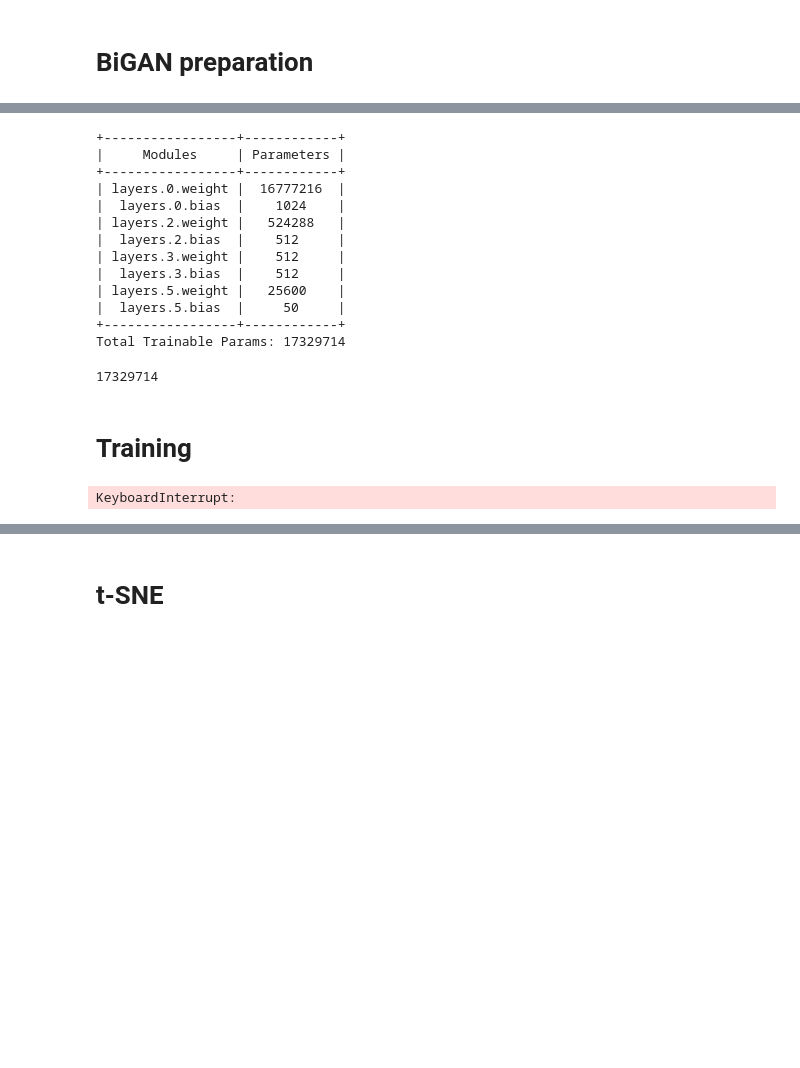
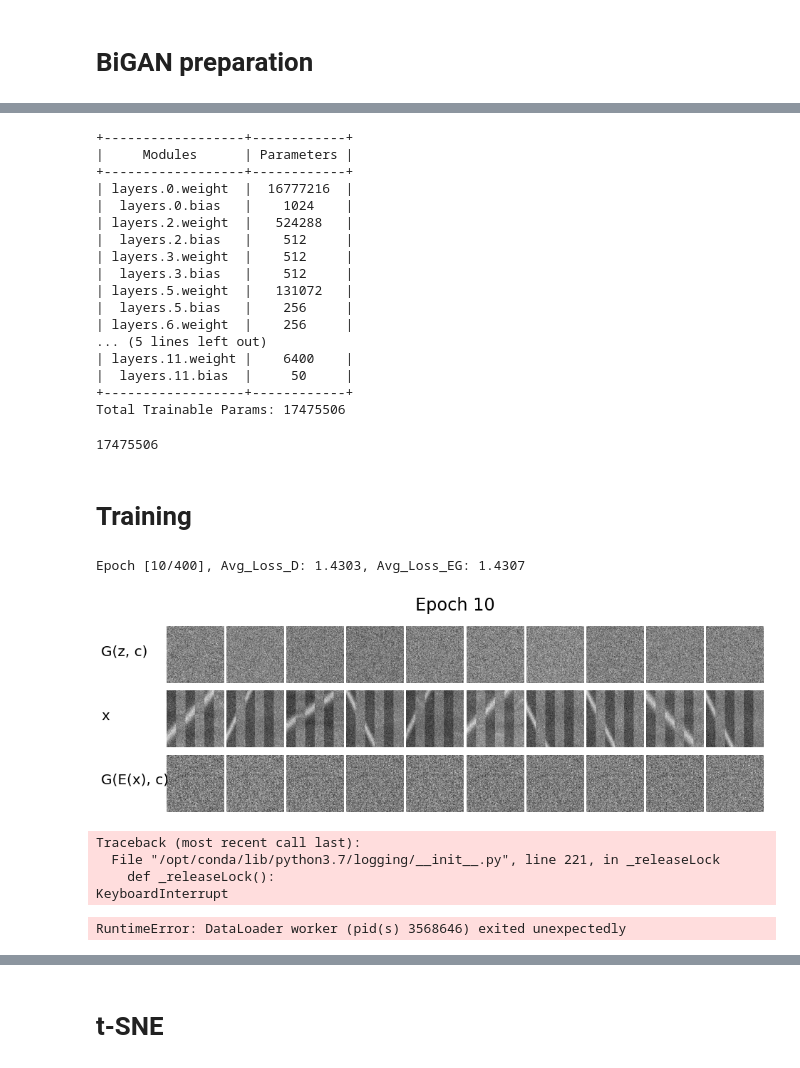
Before and after one commit to Shockblack/SETI-ML, a Jupyter notebook: waterfall_BiGAN.ipynb, the cells around one changed output, grey strips where cells are left out. Drawn from its saved outputs; the diff is of its cells as text; code cells hidden in the pictures; blank space fills up the shorter version.

```diff
--- a/waterfall_BiGAN.ipynb
+++ b/waterfall_BiGAN.ipynb
@@ -42,7 +62,13 @@ class Encoder(nn.Module):
             nn.Linear(1024,512),
             nn.BatchNorm1d(512),
             nn.LeakyReLU(0.2),
-            nn.Linear(512, 50)
+            nn.Linear(512,256),
+            nn.BatchNorm1d(256),
+            nn.LeakyReLU(0.2),
+            nn.Linear(256,128),
+            nn.BatchNorm1d(128),
+            nn.LeakyReLU(0.2),
+            nn.Linear(128, 50)
         )
 
     def forward(self, X):
@@ -54,7 +80,13 @@ class Generator(nn.Module):
     def __init__(self):
         super(Generator, self).__init__()
         self.layers = nn.Sequential(
-            nn.Linear(50 + 6, 512),
+            nn.Linear(50 + 6, 128),
+            nn.ReLU(),
+            nn.Linear(128, 256),
+            nn.BatchNorm1d(256),
+            nn.ReLU(),
+            nn.Linear(256, 512),
+            nn.BatchNorm1d(512),
             nn.ReLU(),
             nn.Linear(512, 1024),
             nn.BatchNorm1d(1024),
@@ -73,9 +105,19 @@ class Discriminator(nn.Module):
     def __init__(self):
         super(Discriminator, self).__init__()
         self.layers = nn.Sequential(
-            nn.Linear(128 * 128 + 50 + 6, 512),
+            nn.Linear(128 * 128 + 50 + 6, 128),
+            nn.Dropout(0.4),
+            nn.LeakyReLU(0.2),
+            nn.Linear(128,256),
+            nn.Dropout(0.4),
+            nn.BatchNorm1d(256),
+            nn.LeakyReLU(0.2),
+            nn.Linear(256,512),
+            nn.Dropout(0.4),
+            nn.BatchNorm1d(512),
             nn.LeakyReLU(0.2),
             nn.Linear(512,1024),
+            nn.Dropout(0.4),
             nn.BatchNorm1d(1024),
             nn.LeakyReLU(0.2),
             nn.Linear(1024,1),
@@ -171,20 +213,24 @@ def count_parameters(model):
 
 count_parameters(E)
 # %% [output]
-+-----------------+------------+
-|     Modules     | Parameters |
-+-----------------+------------+
-| layers.0.weight |  16777216  |
-|  layers.0.bias  |    1024    |
-| layers.2.weight |   524288   |
-|  layers.2.bias  |    512     |
-| layers.3.weight |    512     |
-|  layers.3.bias  |    512     |
-| layers.5.weight |   25600    |
-|  layers.5.bias  |     50     |
-+-----------------+------------+
-Total Trainable Params: 17329714
++------------------+------------+
+|     Modules      | Parameters |
++------------------+------------+
+| layers.0.weight  |  16777216  |
+|  layers.0.bias   |    1024    |
+| layers.2.weight  |   524288   |
+|  layers.2.bias   |    512     |
+| layers.3.weight  |    512     |
+|  layers.3.bias   |    512     |
+| layers.5.weight  |   131072   |
+|  layers.5.bias   |    256     |
+| layers.6.weight  |    256     |
+... (5 lines left out)
+| layers.11.weight |    6400    |
+|  layers.11.bias  |     50     |
++------------------+------------+
+Total Trainable Params: 17475506
-17329714
+17475506
 # %% [markdown]
 # Training
 # %%
@@ -200,6 +246,7 @@ for epoch in range(n_epochs):
 
     for i, (images, labels) in enumerate(tqdm(mnist_train)):
         images = images.to(device)
+        images = F.normalize(images, dim=2)
         images = images.reshape(images.size(0),-1)
 
         #make one-hot embedding from labels
@@ -211,7 +258,7 @@ for epoch in range(n_epochs):
         z = z.to(device)
 
         # Start with Discriminator Training
-        optimizer_D.zero_grad()
+        optimizer_D.zero_grad(set_to_none=True)
 
         #compute G(z, c) and E(X)
         Gz = G(z, c)
@@ -229,7 +276,7 @@ for epoch in range(n_epochs):
         optimizer_D.step()
 
         #Encoder & Generator training
-        optimizer_EG.zero_grad()
+        optimizer_EG.zero_grad(set_to_none=True)
 
         #compute G(z, c) and E(X)
         Gz = G(z, c)
@@ -255,34 +302,40 @@ for epoch in range(n_epochs):
         G.eval()
 
         with torch.no_grad():
             #generate images from same class as real ones
             real = images[:n_show]
             c = torch.zeros(n_show, 6, dtype=torch.float32).to(device)
             c[torch.arange(n_show), labels[:n_show]] = 1
             z = torch.rand(n_show, 50)
             z = z.to(device)
             gener = G(z, c).reshape(n_show, 128, 128).cpu().numpy()
             recon = G(E(real), c).reshape(n_show, 128, 128).cpu().numpy()
             real = real.reshape(n_show, 128, 128).cpu().numpy()
 
             fig, ax = plt.subplots(3, n_show, figsize=(15,5))
             fig.subplots_adjust(wspace=0.05, hspace=0)
             plt.rcParams.update({'font.size': 20})
             fig.suptitle('Epoch {}'.format(epoch+1))
             fig.text(0.04, 0.75, 'G(z, c)', ha='left')
             fig.text(0.04, 0.5, 'x', ha='left')
             fig.text(0.04, 0.25, 'G(E(x), c)', ha='left')
 
             for i in range(n_show):
                 ax[0, i].imshow(gener[i], cmap='gray')
                 ax[0, i].axis('off')
                 ax[1, i].imshow(real[i], cmap='gray')
                 ax[1, i].axis('off')
                 ax[2, i].imshow(recon[i], cmap='gray')
                 ax[2, i].axis('off')
+            plt.savefig('figs/epoch_'+str(epoch+1)+'.jpg')
             plt.show()
-            plt.save('figs/epoch_'+str(epoch+1)+'.jpg')
 # %% [output]
-KeyboardInterrupt:
+Epoch [10/400], Avg_Loss_D: 1.4303, Avg_Loss_EG: 1.4307
+[figure, added]
+Traceback (most recent call last):
+  File "/opt/conda/lib/python3.7/logging/__init__.py", line 221, in _releaseLock
+    def _releaseLock():
+KeyboardInterrupt
+RuntimeError: DataLoader worker (pid(s) 3568646) exited unexpectedly
 # %%
 #save model
```
Also changed, not shown: parts of 6 cells of this notebook, 4 other files.
